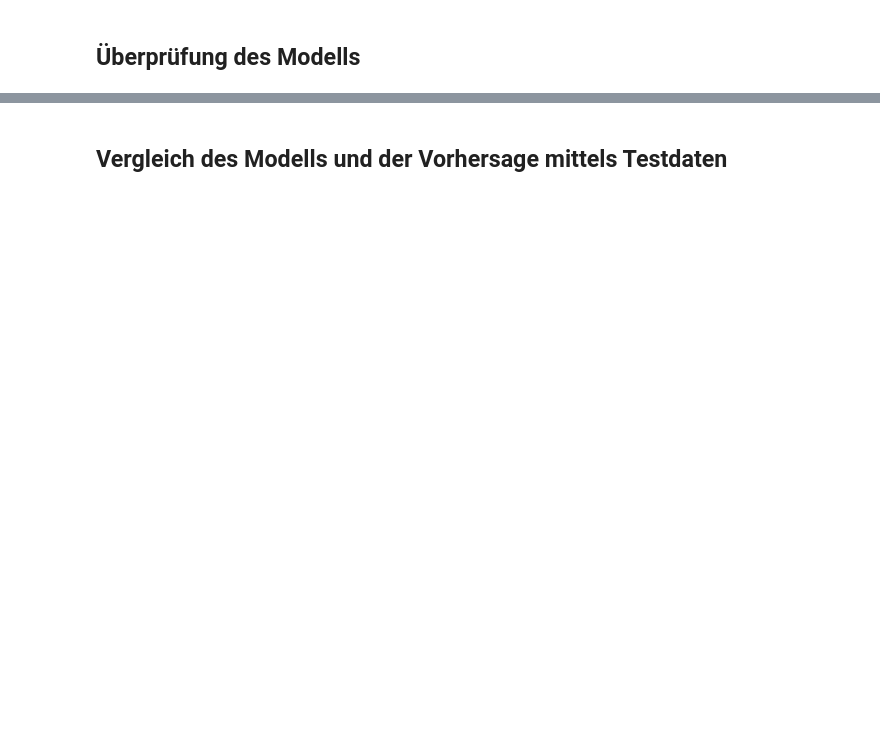
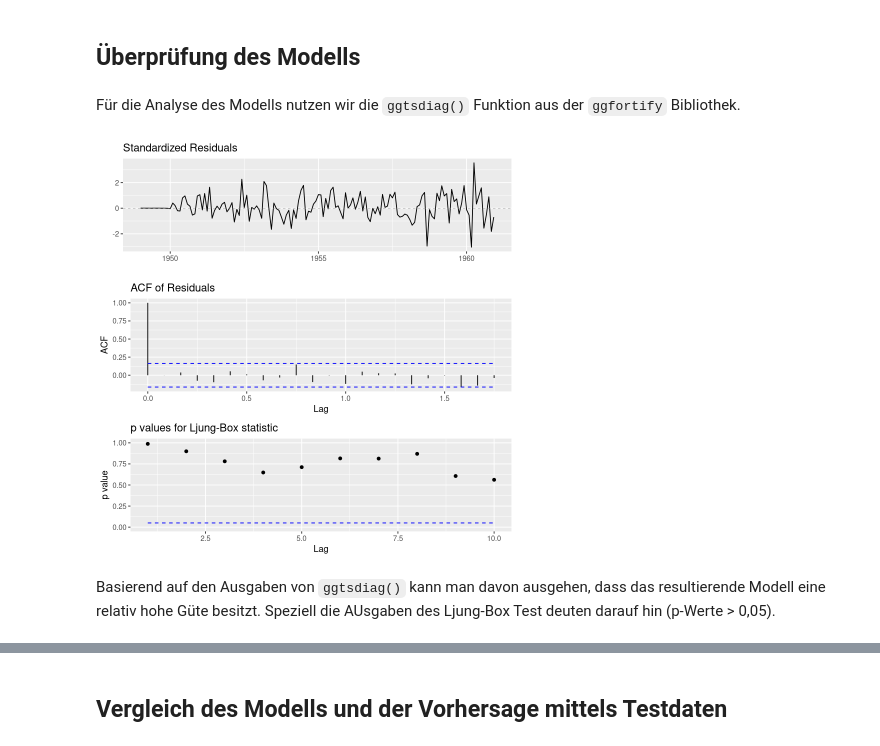
Before and after one commit to denisroyer/rnotebooks, a Jupyter notebook: Uebung 8/R-Kenntnis LSG Uebung 8.ipynb, the cells around one changed output, grey strips where cells are left out. Cells and saved outputs as stored; diff of their text form; code cells hidden in the pictures; blank space fills up the shorter version.

````diff
--- a/Uebung 8/R-Kenntnis LSG Uebung 8.ipynb
+++ b/Uebung 8/R-Kenntnis LSG Uebung 8.ipynb
@@ -88,11 +130,9 @@ plot(AirPassengers.ts.stl)
 # %% [markdown]
 ## Konfiguration des Modells
 # %%
-AirPassengers.fit.auto = auto.arima(AirPassengers.ts,
+AirPassengers.fit.auto <- auto.arima(AirPassengers.ts,
                                     trace = TRUE,
                                     seasonal = TRUE,
-                                    approximation = FALSE,
-                                    ic = "aicc",
-                                    stepwise=FALSE)
+                                    ic = "aicc")
 
 summary(AirPassengers.fit.auto)
@@ -103,7 +177,13 @@ AirPassengers.fit.auto %>%
 # %% [markdown]
 ## Überprüfung des Modells
+# %% [markdown]
+Für die Analyse des Modells nutzen wir die ```ggtsdiag()``` Funktion aus der ```ggfortify``` Bibliothek.
 # %%
-checkresiduals(AirPassengers.fit.auto)
+ggtsdiag(AirPassengers.fit.auto)
+# %% [output]
+[figure, added]
+# %% [markdown]
+Basierend auf den Ausgaben von ```ggtsdiag()``` kann man davon ausgehen, dass das resultierende Modell eine relativ hohe Güte besitzt. Speziell die AUsgaben des Ljung-Box Test deuten darauf hin (p-Werte > 0,05).
 # %%
 AirPassengers.yr_forecast2 <- forecast(AirPassengers.fit.auto, h = 10*12)
 # AirPassengers.yr_forecast2
````
Also changed, not shown: parts of 11 cells of this notebook, 1 other file.
